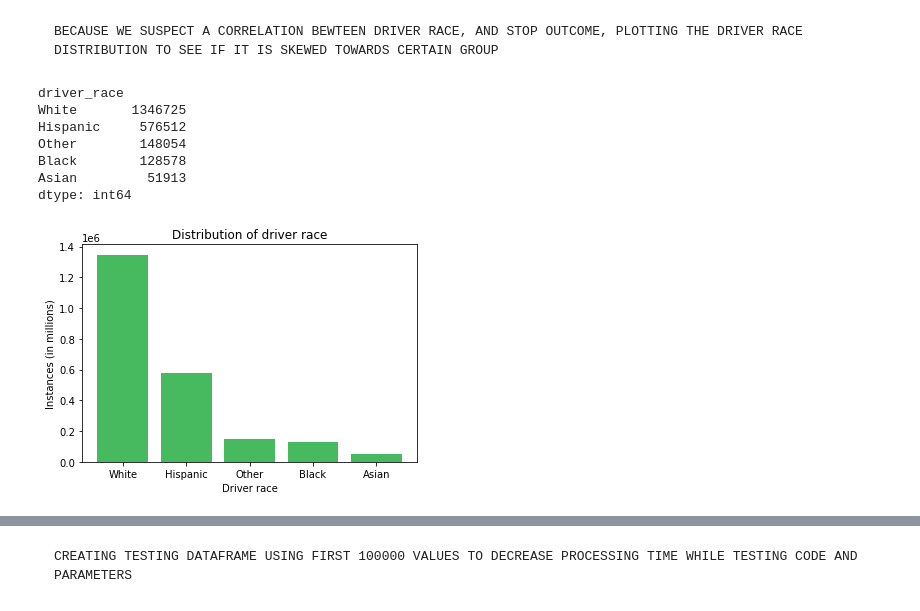
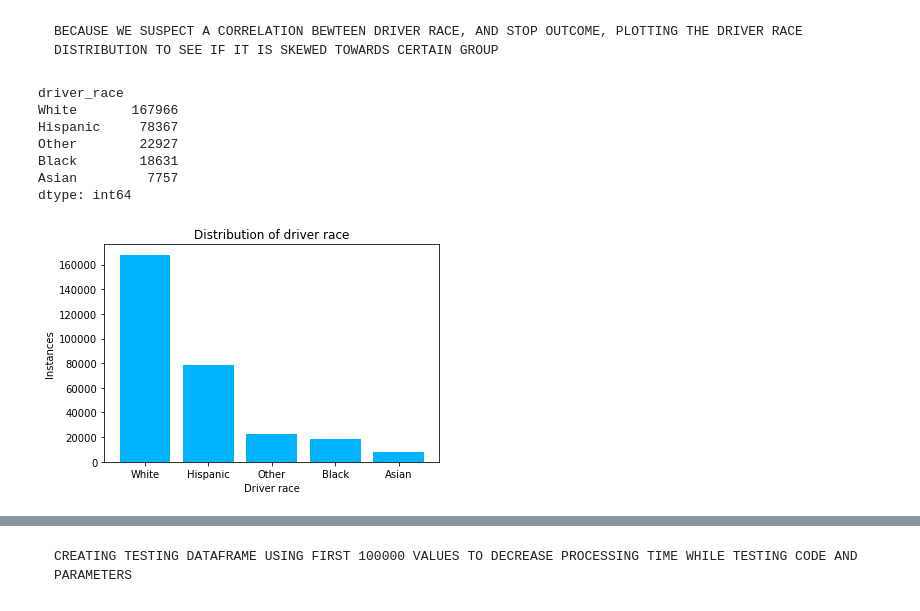
Before and after one commit to MasterWolff/BDA-Project, a Jupyter notebook: BDA code.ipynb, the cells around one changed output, grey strips where cells are left out. Cells and saved outputs as stored; diff of their text form; code cells hidden in the pictures.

```diff
--- a/BDA code.ipynb
+++ b/BDA code.ipynb
@@ -18,6 +16,8 @@ df #print(df.head(10)) for the time being, we can have it just as 'df' but I don
 | 2251990 | AZ-2015-450518 | AZ | 2015-11-30 | 23:56 | 7.0 | Maricopa County | 4013.0 | NA NA 7THAVE/JEFFERSON | ... |
 | 2251991 | AZ-2015-450519 | AZ | 2015-11-30 | 23:58 | 7.0 | Maricopa County | 4013.0 | I10 134 NA | ... |
 2251992 rows × 29 columns
+# %%
+df = df[(df['stop_date'] >= '2014') & (df['stop_date'] < '2016')] #limiting to only dates in 2014 and 2015
 # %% [markdown]
     IDENTIFYING COLUMN NAMES
 # %%
@@ -98,0 +87,5 @@ dtype: int64
+# %%
+print(df.isnull().sum())
+df.dropna(subset=["violation"], inplace=True)
+print('\n')
+print(df.isnull().sum())
@@ -102,28 +117,28 @@ dtype: int64
 print(df.value_counts(df['driver_race']))
 # %% [output]
 driver_race
-White       1346725
-Hispanic     576512
-Other        148054
-Black        128578
-Asian         51913
+White       167966
+Hispanic     78367
+Other        22927
+Black        18631
+Asian         7757
 dtype: int64
 # %%
 import numpy as np
 import matplotlib.pyplot as plt
 
 height = df.value_counts(df['driver_race']) #counting instances of each 'class' of driver race
 bars = ('White','Hispanic','Other','Black','Asian') #labelling the abrs
 x_pos = np.arange(len(bars))
 
-plt.bar(x_pos, height, color = (0.2,0.7,0.3,0.9)) #plotting and selecting colour
+plt.bar(x_pos, height, color = (0,0.7,1,1)) #plotting and selecting colour
 
 plt.title('Distribution of driver race')
 plt.xlabel('Driver race')
-plt.ylabel('Instances (in millions)')
+plt.ylabel('Instances')
 
 plt.xticks(x_pos, bars)  #Create names on the x axis
 
 plt.show()
 # %% [output]
-[figure, old version]
+[figure, new version]
```
Also changed, not shown: parts of 13 cells of this notebook.
